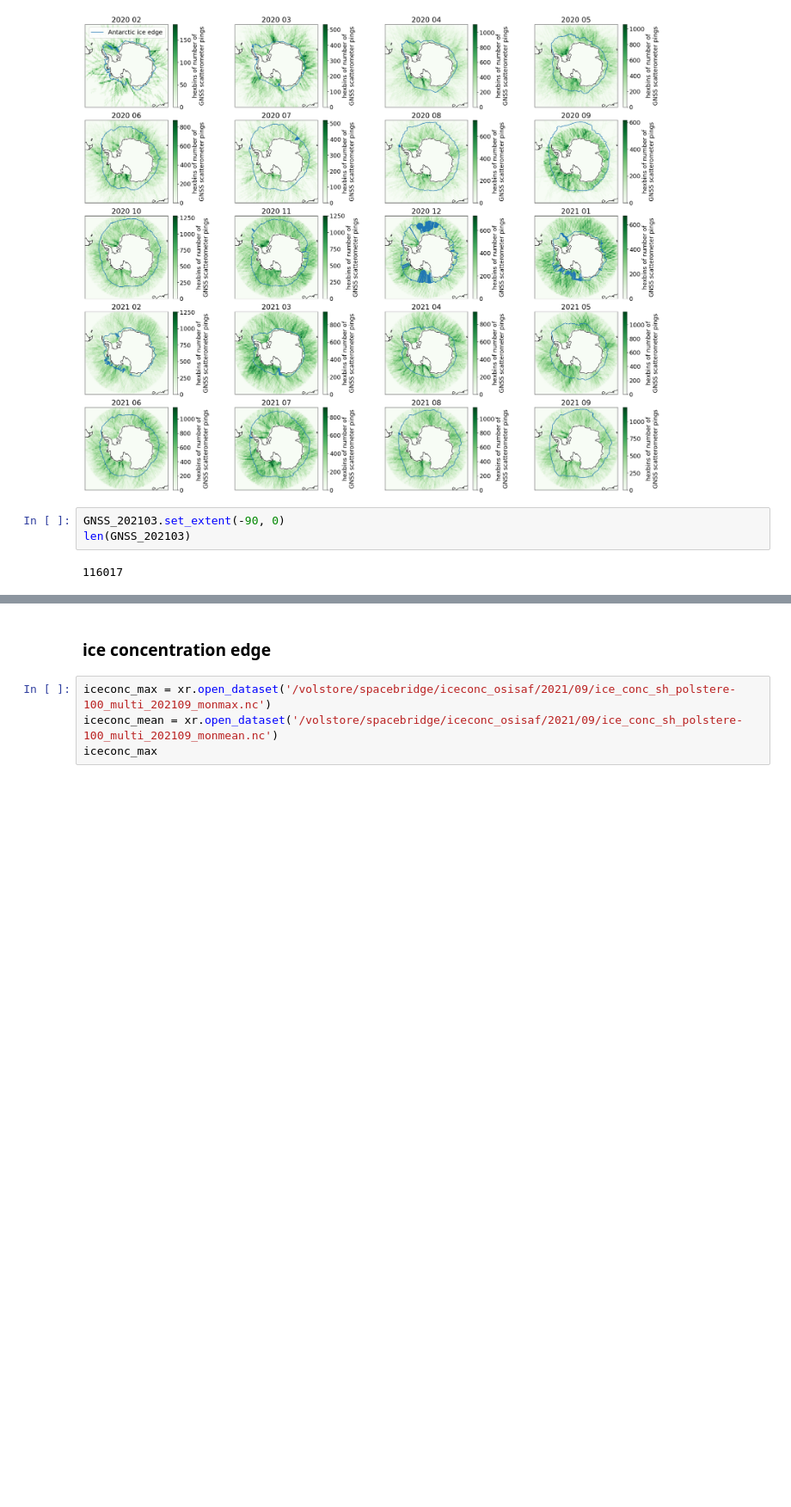
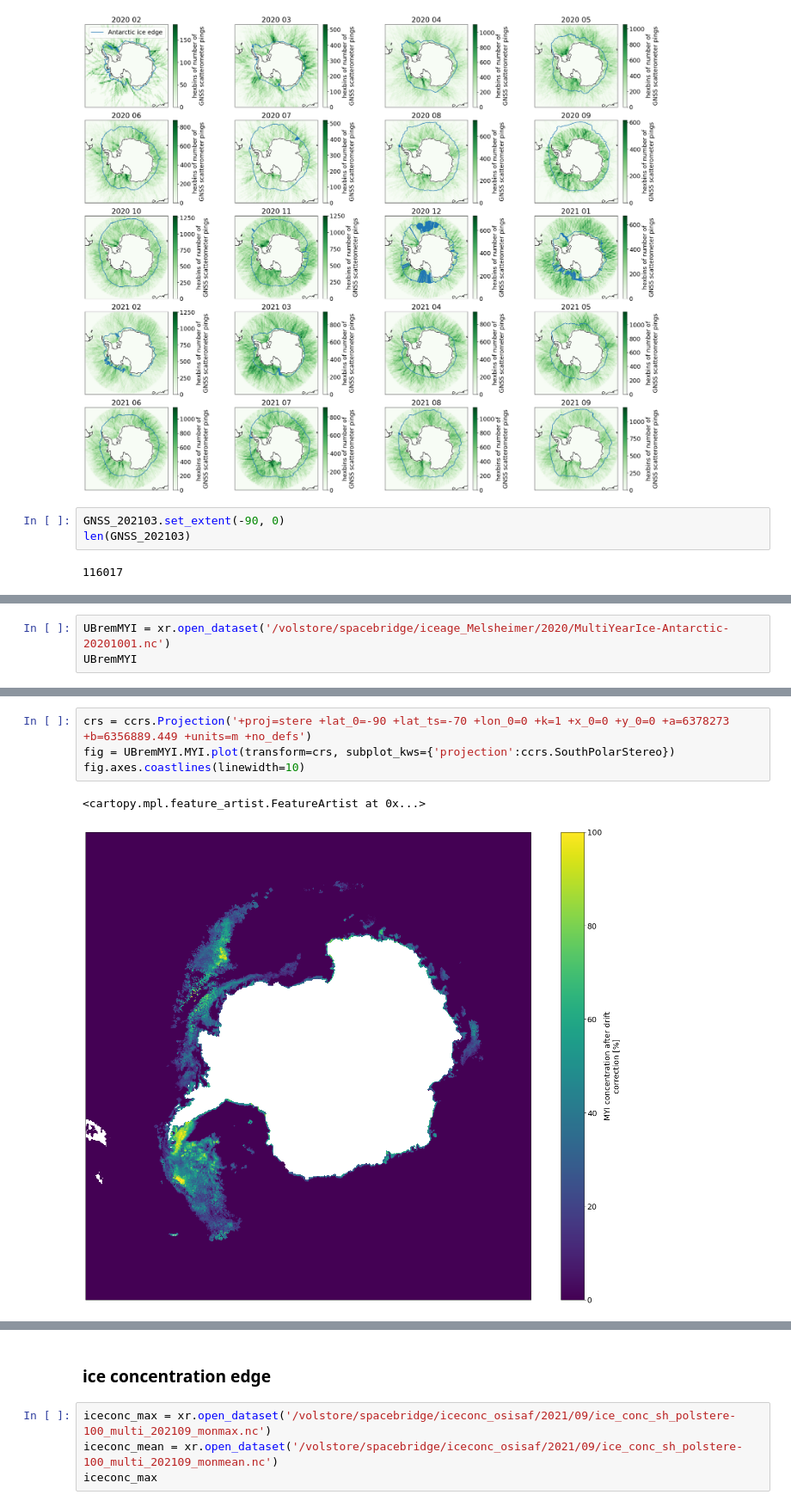
Before and after one commit to SteefanContractor/spacebridge, a Jupyter notebook: exploratory/data_wrangling.ipynb, the cells around one changed output, grey strips where cells are left out. Shown at 86% size. Saved outputs shown, nothing was run; the diff lists cells and outputs as text; blank space fills up the shorter version.

```diff
--- a/exploratory/data_wrangling.ipynb
+++ b/exploratory/data_wrangling.ipynb
@@ -115,0 +178,3 @@ len(GNSS_202103)
+# %%
+UBremMYI = xr.open_dataset('/volstore/spacebridge/iceage_Melsheimer/2020/MultiYearIce-Antarctic-20201001.nc')
+UBremMYI
@@ -115,0 +196,7 @@ len(GNSS_202103)
+# %%
+crs = ccrs.Projection('+proj=stere +lat_0=-90 +lat_ts=-70 +lon_0=0 +k=1 +x_0=0 +y_0=0 +a=6378273 +b=6356889.449 +units=m +no_defs')
+fig = UBremMYI.MYI.plot(transform=crs, subplot_kws={'projection':ccrs.SouthPolarStereo})
+fig.axes.coastlines(linewidth=10)
+# %% [output]
+<cartopy.mpl.feature_artist.FeatureArtist at 0x...>
+[figure, added]
```
Also changed, not shown: parts of 17 cells of this notebook.
